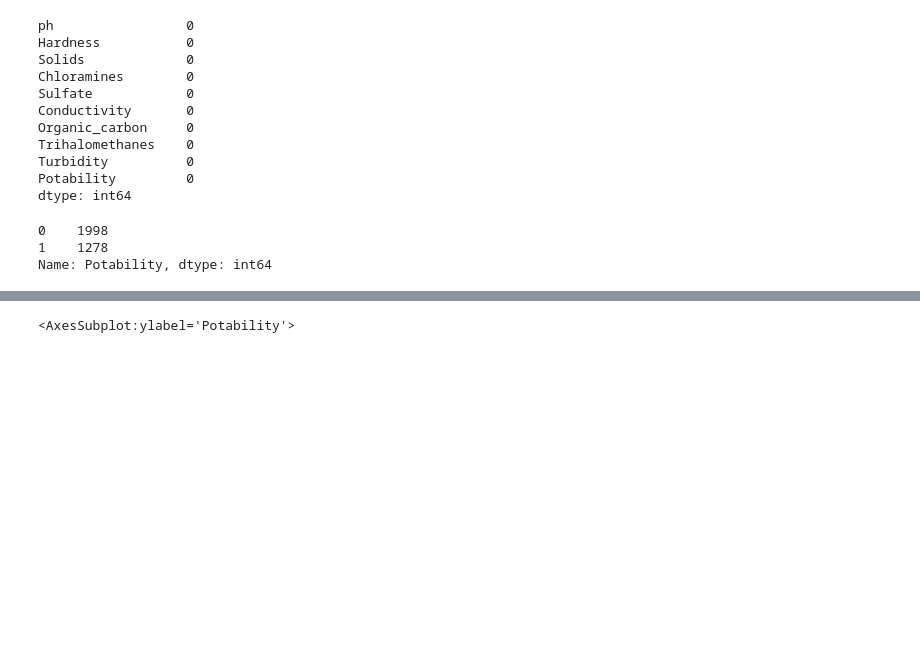
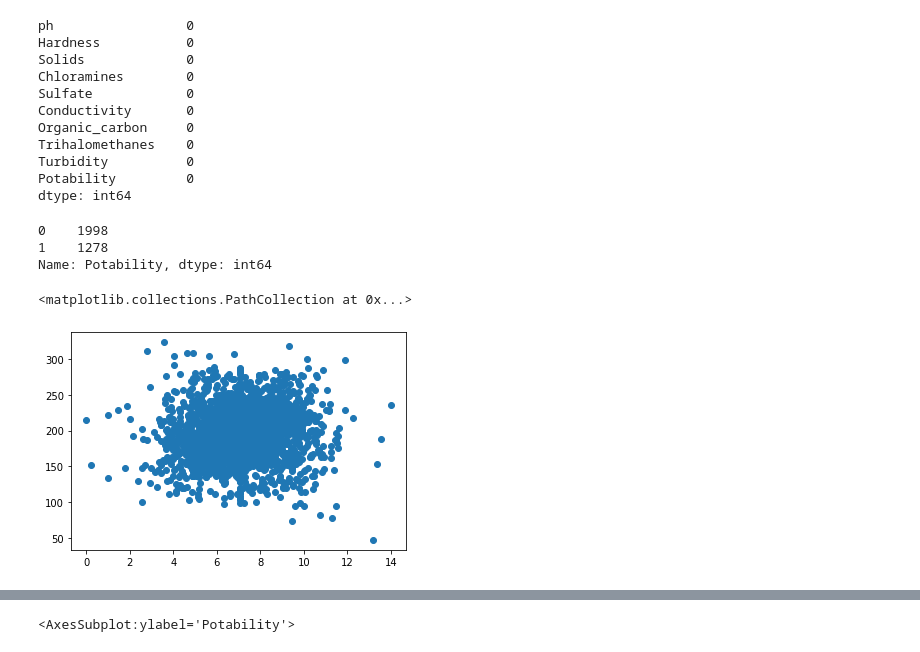
Before and after one commit to QuaziSamiha/Water_Quality_Prediction, a Jupyter notebook: Water Quality Prediction.ipynb, the cells around one changed output, grey strips where cells are left out. Cells and saved outputs as stored; diff of their text form; code cells hidden in the pictures; blank space fills up the shorter version.

```diff
--- a/Water Quality Prediction.ipynb
+++ b/Water Quality Prediction.ipynb
@@ -99,0 +103,5 @@ Name: Potability, dtype: int64
+# %%
+plt.scatter(df['ph'], df['Hardness'])
+# %% [output]
+<matplotlib.collections.PathCollection at 0x...>
+[figure, added]
```
Also changed, not shown: parts of 4 cells of this notebook, 5 other files.
